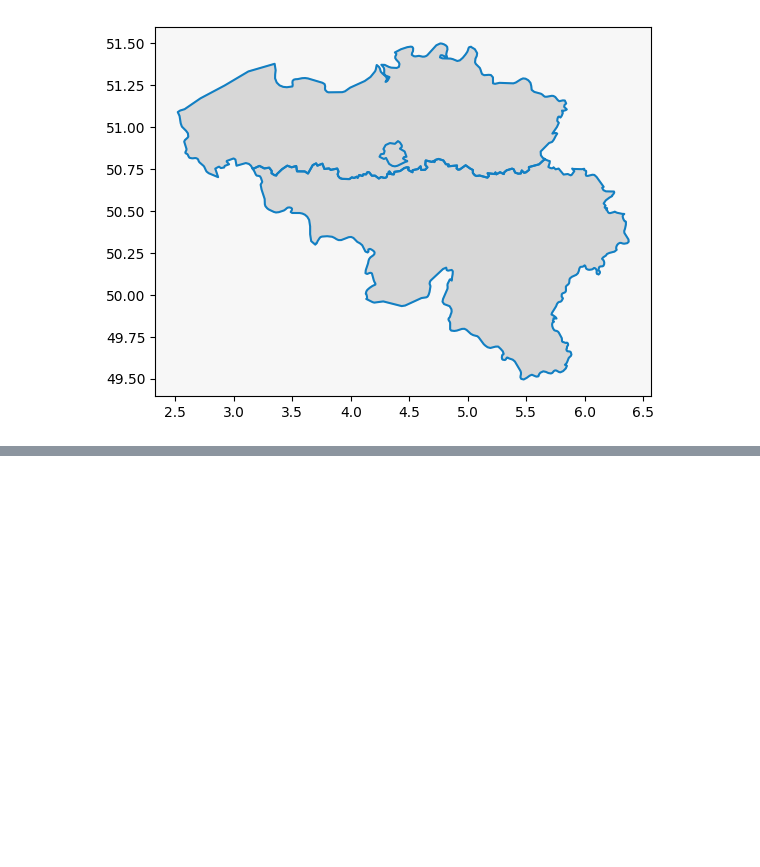
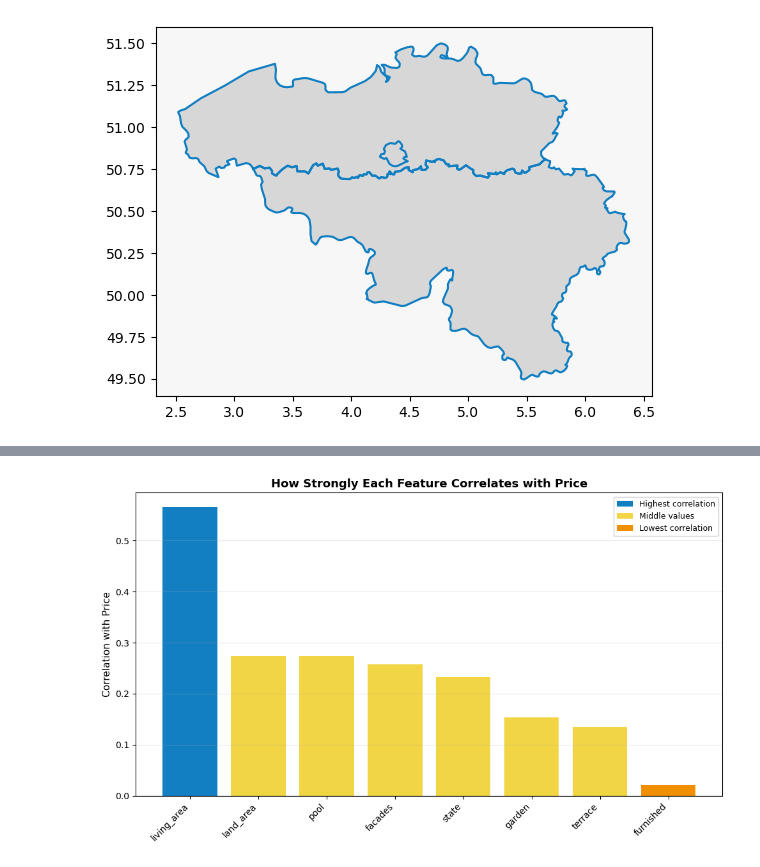
Before and after one commit to md-maheen-billah/Belgium-House-Price-Forecast, a Jupyter notebook: domain/analysis/analysis.ipynb, the cells around one changed output, grey strips where cells are left out. Saved outputs shown, nothing was run; the diff lists cells and outputs as text; code cells hidden in the pictures; blank space fills up the shorter version.

```diff
--- a/domain/analysis/analysis.ipynb
+++ b/domain/analysis/analysis.ipynb
@@ -240,0 +352,46 @@ plt.show()
+# %%
+numerical_cols = ['price', 'living_area', 'land_area', 'facades', 'state']
+df_numeric = dataset[numerical_cols].copy()
+
+# Convert boolean columns to numeric (0/1) for correlation
+df_numeric['furnished'] = dataset['furnished'].astype(int)
+df_numeric['terrace'] = dataset['terrace'].astype(int)
+df_numeric['garden'] = dataset['garden'].astype(int)
+df_numeric['pool'] = dataset['pool'].astype(int)
+
+# Calculate correlations with price
+correlations = df_numeric.corr()['price'].drop('price').sort_values(ascending=False)
+
+# Create color list - highest value gets one color, lowest gets another
+colors = []
+for i, val in enumerate(correlations.values):
+    if i == 0:  # highest
+        colors.append('#127FC3')  # blue
+    elif i == len(correlations) - 1:  # lowest
+        colors.append('#F18F01')  # orange
+    else:
+        colors.append('#F2D544')  # yellow for middle values
+
+# Create the plot
+plt.figure(figsize=(10, 6))
+bars = plt.bar(range(len(correlations)), correlations.values, color=colors)
+plt.xticks(range(len(correlations)), correlations.index, rotation=45, ha='right')
+plt.ylabel('Correlation with Price', fontsize=11)
+plt.title('How Strongly Each Feature Correlates with Price', fontsize=13, fontweight='bold')
+plt.axhline(y=0, color='black', linewidth=0.8, linestyle='-')
+plt.grid(axis='y', alpha=0.3)
+
+# Add legend inside the plot at top right
+from matplotlib.patches import Patch
+legend_elements = [
+    Patch(facecolor='#127FC3', label='Highest correlation'),
+    Patch(facecolor='#F2D544', label='Middle values'),
+    Patch(facecolor='#F18F01', label='Lowest correlation')
+]
+plt.legend(handles=legend_elements, loc='upper right', fontsize=9, frameon=True,
+           framealpha=0.9, fancybox=True)
+
+plt.tight_layout()
+plt.show()
+# %% [output]
+[figure, added]
```
Also changed, not shown: parts of 10 cells of this notebook, 1 other file.
